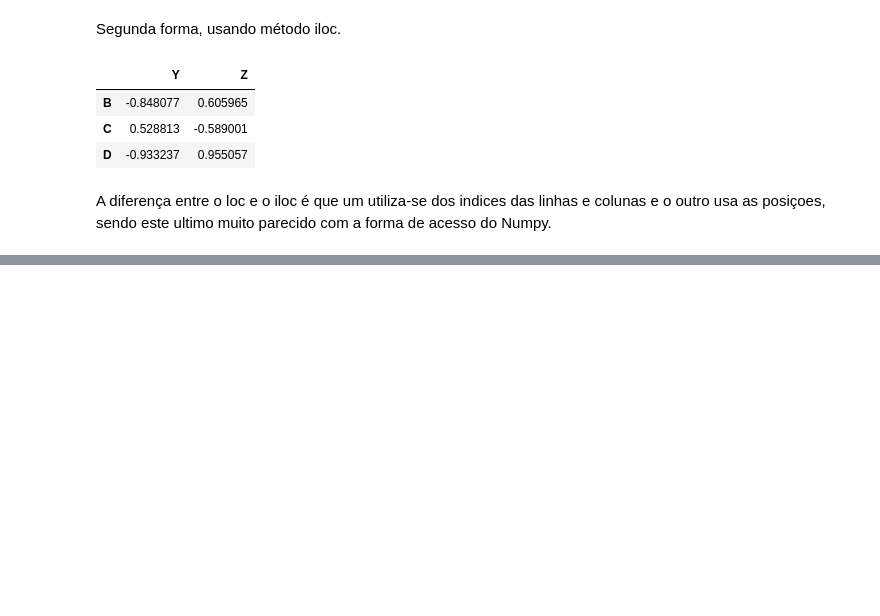
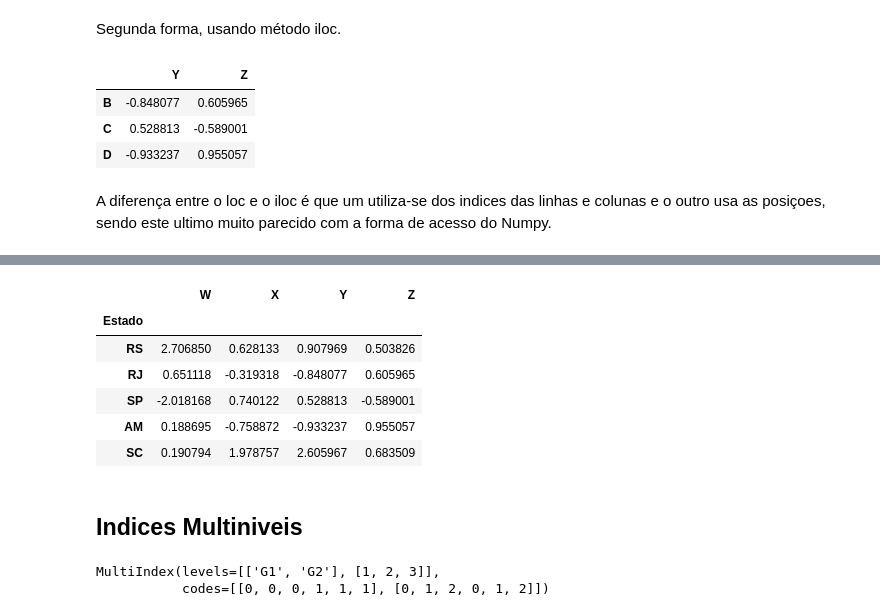
Before and after one commit to GMizuno/analise_de_dados, a Jupyter notebook: Pandas parte 1.ipynb, the cells around one changed output, grey strips where cells are left out. Saved outputs shown, nothing was run; the diff lists cells and outputs as text; code cells hidden in the pictures; blank space fills up the shorter version.

```diff
--- a/Pandas.ipynb
+++ b/Pandas parte 1.ipynb
@@ -282,0 +410,12 @@ A diferença entre o loc e o iloc é que um utiliza-se dos indices das linhas e
+# %%
+df
+# %% [output]
+|  | W | X | Y | Z |
+| Estado |  |  |  |  |
+| RS | 2.706850 | 0.628133 | 0.907969 | 0.503826 |
+| RJ | 0.651118 | -0.319318 | -0.848077 | 0.605965 |
+| SP | -2.018168 | 0.740122 | 0.528813 | -0.589001 |
+| AM | 0.188695 | -0.758872 | -0.933237 | 0.955057 |
+| SC | 0.190794 | 1.978757 | 2.605967 | 0.683509 |
+# %% [markdown]
+<h2>Indices Multiniveis</h2>
@@ -282,0 +427,5 @@ A diferença entre o loc e o iloc é que um utiliza-se dos indices das linhas e
+# %%
+hier_index
+# %% [output]
+MultiIndex(levels=[['G1', 'G2'], [1, 2, 3]],
+           codes=[[0, 0, 0, 1, 1, 1], [0, 1, 2, 0, 1, 2]])
```
Also changed, not shown: parts of 38 cells of this notebook, 1 other file.
